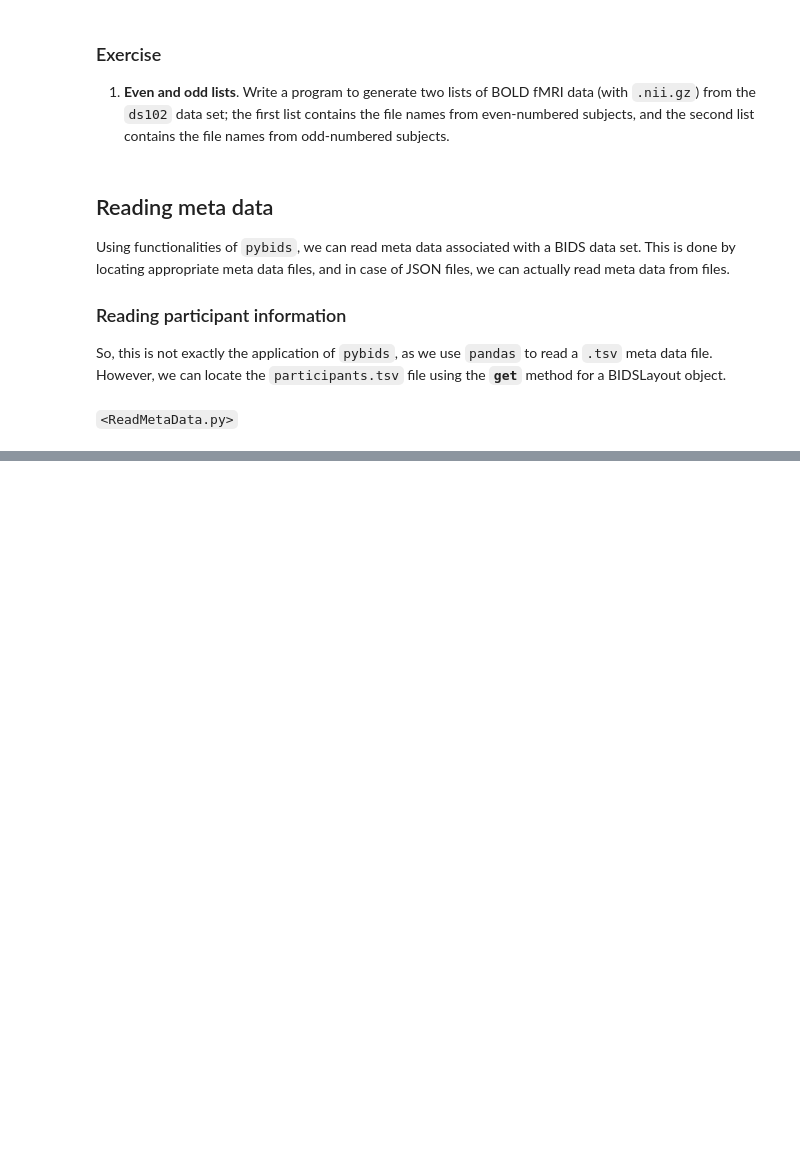
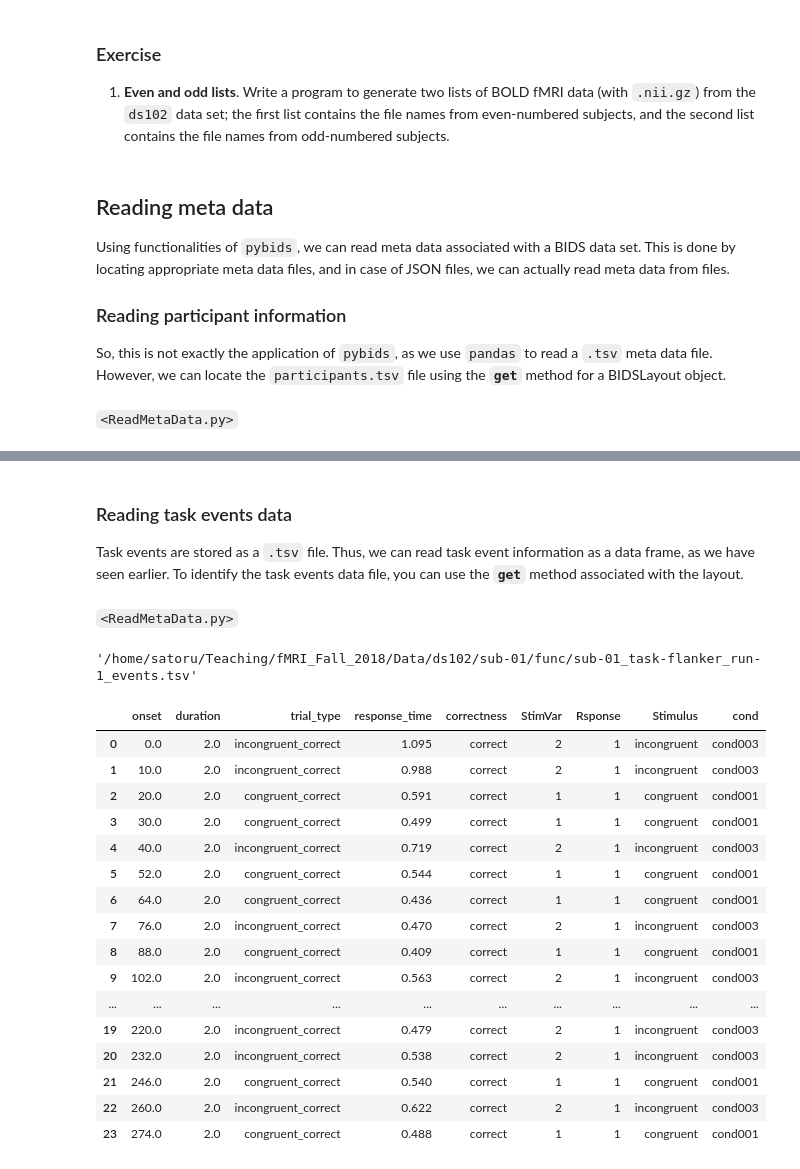
Before and after one commit to sathayas/JupyterfMRIFall2018, a Jupyter notebook: NIfTI_BIDS.ipynb, the cells around one changed output, grey strips where cells are left out. Drawn from its saved outputs; the diff is of its cells as text; code cells hidden in the pictures; blank space fills up the shorter version.

```diff
--- a/NIfTI_BIDS.ipynb
+++ b/NIfTI_BIDS.ipynb
@@ -775,0 +923,6 @@ subjInfo = pd.read_csv(file_participants, delimiter='\t')
+# %% [markdown]
+### Reading task events data
+
+Task events are stored as a `.tsv` file. Thus, we can read task event information as a data frame, as we have seen earlier. To identify the task events data file, you can use the **`get`** method associated with the layout.
+# %% [markdown]
+`<ReadMetaData.py>`
@@ -775,0 +936,4 @@ subjInfo = pd.read_csv(file_participants, delimiter='\t')
+# %%
+taskTSV
+# %% [output]
+'/home/satoru/Teaching/fMRI_Fall_2018/Data/ds102/sub-01/func/sub-01_task-flanker_run-1_events.tsv'
@@ -775,0 +943,20 @@ subjInfo = pd.read_csv(file_participants, delimiter='\t')
+# %%
+taskInfo
+# %% [output]
+|  | onset | duration | trial_type | response_time | correctness | StimVar | Rsponse | Stimulus | cond |
+| 0 | 0.0 | 2.0 | incongruent_correct | 1.095 | correct | 2 | 1 | incongruent | cond003 |
+| 1 | 10.0 | 2.0 | incongruent_correct | 0.988 | correct | 2 | 1 | incongruent | cond003 |
+| 2 | 20.0 | 2.0 | congruent_correct | 0.591 | correct | 1 | 1 | congruent | cond001 |
+| 3 | 30.0 | 2.0 | congruent_correct | 0.499 | correct | 1 | 1 | congruent | cond001 |
+| 4 | 40.0 | 2.0 | incongruent_correct | 0.719 | correct | 2 | 1 | incongruent | cond003 |
+| 5 | 52.0 | 2.0 | congruent_correct | 0.544 | correct | 1 | 1 | congruent | cond001 |
+| 6 | 64.0 | 2.0 | congruent_correct | 0.436 | correct | 1 | 1 | congruent | cond001 |
+| 7 | 76.0 | 2.0 | incongruent_correct | 0.470 | correct | 2 | 1 | incongruent | cond003 |
+| 8 | 88.0 | 2.0 | congruent_correct | 0.409 | correct | 1 | 1 | congruent | cond001 |
+| 9 | 102.0 | 2.0 | incongruent_correct | 0.563 | correct | 2 | 1 | incongruent | cond003 |
+| ... | ... | ... | ... | ... | ... | ... | ... | ... | ... |
+| 19 | 220.0 | 2.0 | incongruent_correct | 0.479 | correct | 2 | 1 | incongruent | cond003 |
+| 20 | 232.0 | 2.0 | incongruent_correct | 0.538 | correct | 2 | 1 | incongruent | cond003 |
+| 21 | 246.0 | 2.0 | congruent_correct | 0.540 | correct | 1 | 1 | congruent | cond001 |
+| 22 | 260.0 | 2.0 | incongruent_correct | 0.622 | correct | 2 | 1 | incongruent | cond003 |
+| 23 | 274.0 | 2.0 | congruent_correct | 0.488 | correct | 1 | 1 | congruent | cond001 |
```
Also changed, not shown: parts of 28 cells of this notebook.
